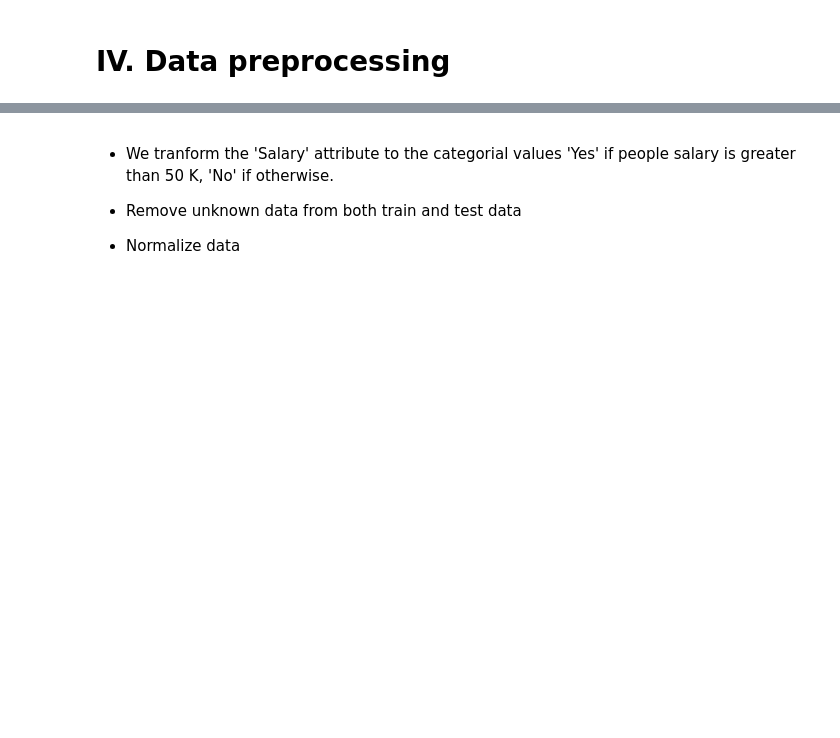
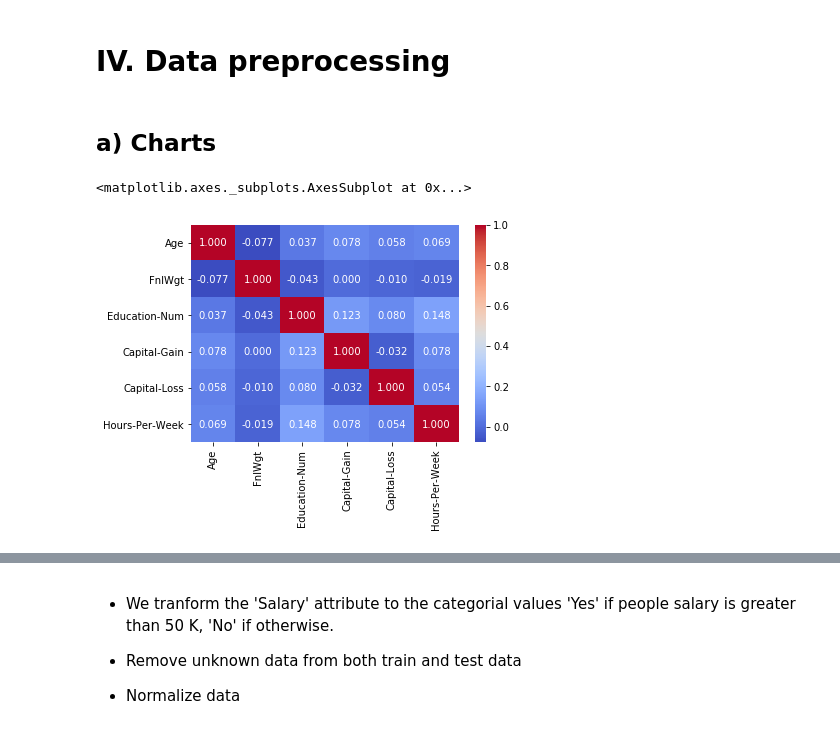
Before and after one commit to haiphucnguyen/MachineLearning, a Jupyter notebook: notes/Project 1.ipynb, the cells around one changed output, grey strips where cells are left out. Saved outputs shown, nothing was run; the diff lists cells and outputs as text; code cells hidden in the pictures; blank space fills up the shorter version.

```diff
--- a/notes/Project 1.ipynb
+++ b/notes/Project 1.ipynb
@@ -94,3 +94,13 @@ dataset_test.head(10)
 | 9 | 55 | Private | 104996 | 7th-8th | 4 | Married-civ-spouse | Craft-repair | Husband | ... |
 # %% [markdown]
 # IV. Data preprocessing
+# %% [markdown]
+## a) Charts
+# %%
+import seaborn as sns
+
+cor_mat = dataset_train.corr()
+sns.heatmap(cor_mat, annot=True, fmt='.3f', cmap='coolwarm')
+# %% [output]
+<matplotlib.axes._subplots.AxesSubplot at 0x...>
+[figure, added]
```
Also changed, not shown: parts of 25 cells of this notebook.
